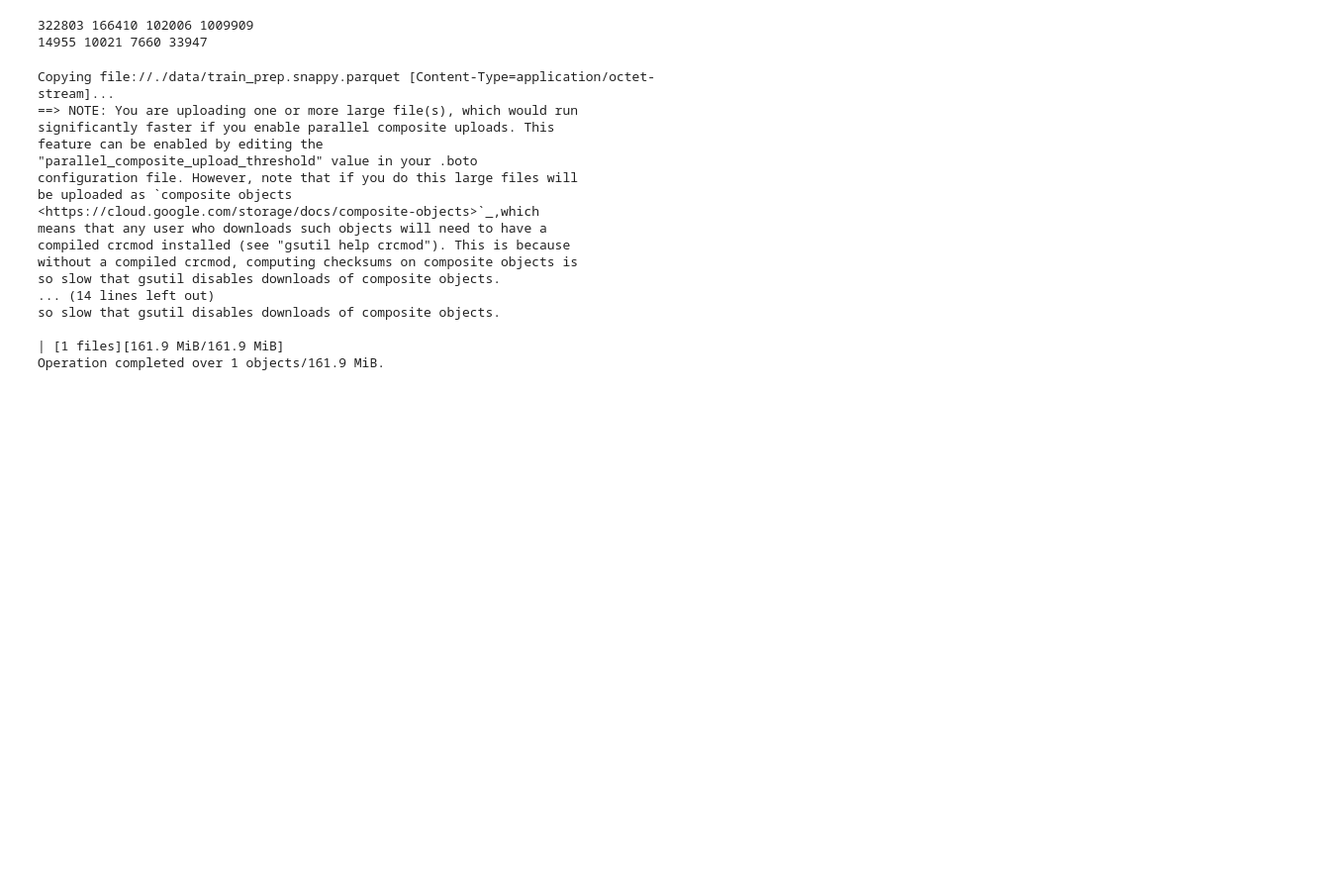
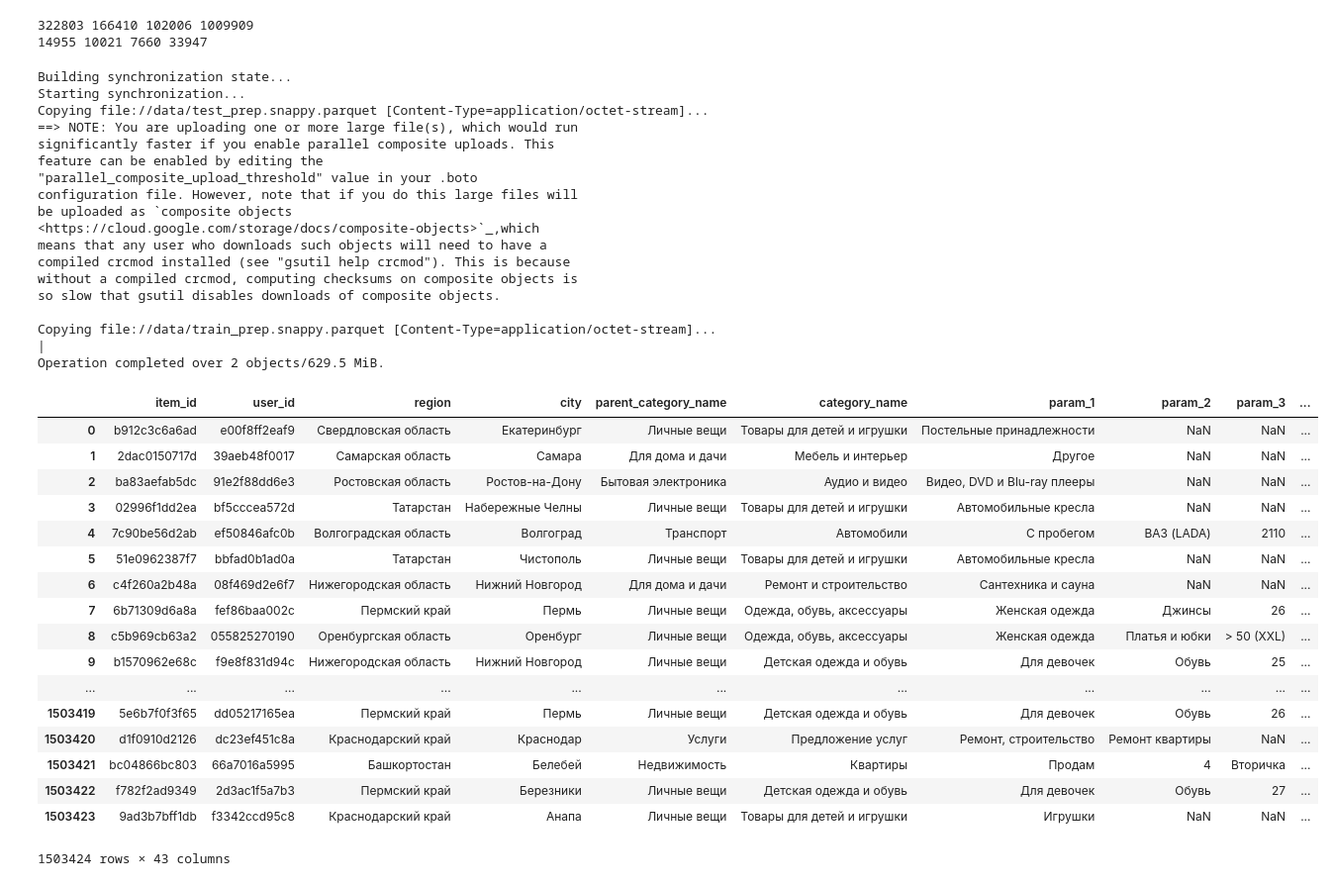
Before and after one commit to Hoiy/kaggle-avito-demand-prediction, a Jupyter notebook: prep.ipynb, the cells around one changed output. Shown at 99% size. Saved outputs shown, nothing was run; the diff lists cells and outputs as text; code cells hidden in the pictures; blank space fills up the shorter version.

```diff
--- a/prep.ipynb
+++ b/prep.ipynb
@@ -113,13 +103,21 @@ for t in types:
   dfs[t]['price_std'] = (np.log(dfs[t]['price']+1) - mean_price) / std_price
   dfs[t]['price_isnull'] = dfs[t]['price_std'].isnull().astype(float)
   dfs[t]['price_std'] = dfs[t]['price_std'].fillna(0.)
+# %%
+for col in ['title', 'description']:
+  for t in types:
+    dfs[t][col+'_length'] = dfs[t][col].fillna('').apply(len)
+    dfs[t][col+'_space_count'] = dfs[t][col].fillna('').apply(lambda x: len(x.split(' ')))
 # %%
 for key in dfs:
   path = './data/%s_prep.snappy.parquet'%key
   dfs[key].to_parquet(path)
-  !gsutil cp {path} gs://{os.environ['GCP_BUCKET']}/{key}_prep.snappy.parquet
+
+!gsutil rsync data gs://{os.environ['GCP_BUCKET']}/data
 # %% [output]
-Copying file://./data/train_prep.snappy.parquet [Content-Type=application/octet-stream]...
+Building synchronization state...
+Starting synchronization...
+Copying file://data/test_prep.snappy.parquet [Content-Type=application/octet-stream]...
 ==> NOTE: You are uploading one or more large file(s), which would run
 significantly faster if you enable parallel composite uploads. This
 feature can be enabled by editing the
@@ -131,8 +129,28 @@ means that any user who downloads such objects will need to have a
 compiled crcmod installed (see "gsutil help crcmod"). This is because
 without a compiled crcmod, computing checksums on composite objects is
 so slow that gsutil disables downloads of composite objects.
-... (14 lines left out)
-so slow that gsutil disables downloads of composite objects.
 
-| [1 files][161.9 MiB/161.9 MiB]
-Operation completed over 1 objects/161.9 MiB.
+Copying file://data/train_prep.snappy.parquet [Content-Type=application/octet-stream]...
+|
+Operation completed over 2 objects/629.5 MiB.
+# %%
+dfs['train']
+# %% [output]
+|  | item_id | user_id | region | city | parent_category_name | category_name | param_1 | param_2 | param_3 | ... |
+| 0 | b912c3c6a6ad | e00f8ff2eaf9 | Свердловская область | Екатеринбург | Личные вещи | Товары для детей и игрушки | Постельные принадлежности | NaN | NaN | ... |
+| 1 | 2dac0150717d | 39aeb48f0017 | Самарская область | Самара | Для дома и дачи | Мебель и интерьер | Другое | NaN | NaN | ... |
+| 2 | ba83aefab5dc | 91e2f88dd6e3 | Ростовская область | Ростов-на-Дону | Бытовая электроника | Аудио и видео | Видео, DVD и Blu-ray плееры | NaN | NaN | ... |
+| 3 | 02996f1dd2ea | bf5cccea572d | Татарстан | Набережные Челны | Личные вещи | Товары для детей и игрушки | Автомобильные кресла | NaN | NaN | ... |
+| 4 | 7c90be56d2ab | ef50846afc0b | Волгоградская область | Волгоград | Транспорт | Автомобили | С пробегом | ВАЗ (LADA) | 2110 | ... |
+| 5 | 51e0962387f7 | bbfad0b1ad0a | Татарстан | Чистополь | Личные вещи | Товары для детей и игрушки | Автомобильные кресла | NaN | NaN | ... |
+| 6 | c4f260a2b48a | 08f469d2e6f7 | Нижегородская область | Нижний Новгород | Для дома и дачи | Ремонт и строительство | Сантехника и сауна | NaN | NaN | ... |
+| 7 | 6b71309d6a8a | fef86baa002c | Пермский край | Пермь | Личные вещи | Одежда, обувь, аксессуары | Женская одежда | Джинсы | 26 | ... |
+| 8 | c5b969cb63a2 | 055825270190 | Оренбургская область | Оренбург | Личные вещи | Одежда, обувь, аксессуары | Женская одежда | Платья и юбки | > 50 (XXL) | ... |
+| 9 | b1570962e68c | f9e8f831d94c | Нижегородская область | Нижний Новгород | Личные вещи | Детская одежда и обувь | Для девочек | Обувь | 25 | ... |
+| ... | ... | ... | ... | ... | ... | ... | ... | ... | ... | ... |
+| 1503419 | 5e6b7f0f3f65 | dd05217165ea | Пермский край | Пермь | Личные вещи | Детская одежда и обувь | Для девочек | Обувь | 26 | ... |
+| 1503420 | d1f0910d2126 | dc23ef451c8a | Краснодарский край | Краснодар | Услуги | Предложение услуг | Ремонт, строительство | Ремонт квартиры | NaN | ... |
+| 1503421 | bc04866bc803 | 66a7016a5995 | Башкортостан | Белебей | Недвижимость | Квартиры | Продам | 4 | Вторичка | ... |
+| 1503422 | f782f2ad9349 | 2d3ac1f5a7b3 | Пермский край | Березники | Личные вещи | Детская одежда и обувь | Для девочек | Обувь | 27 | ... |
+| 1503423 | 9ad3b7bff1db | f3342ccd95c8 | Краснодарский край | Анапа | Личные вещи | Товары для детей и игрушки | Игрушки | NaN | NaN | ... |
+1503424 rows × 43 columns
```
Also changed, not shown: parts of 5 cells of this notebook.
